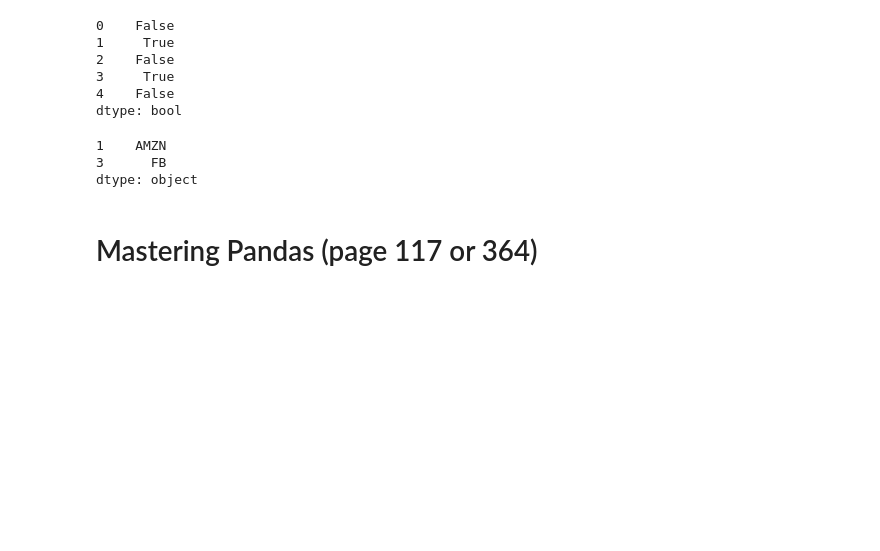
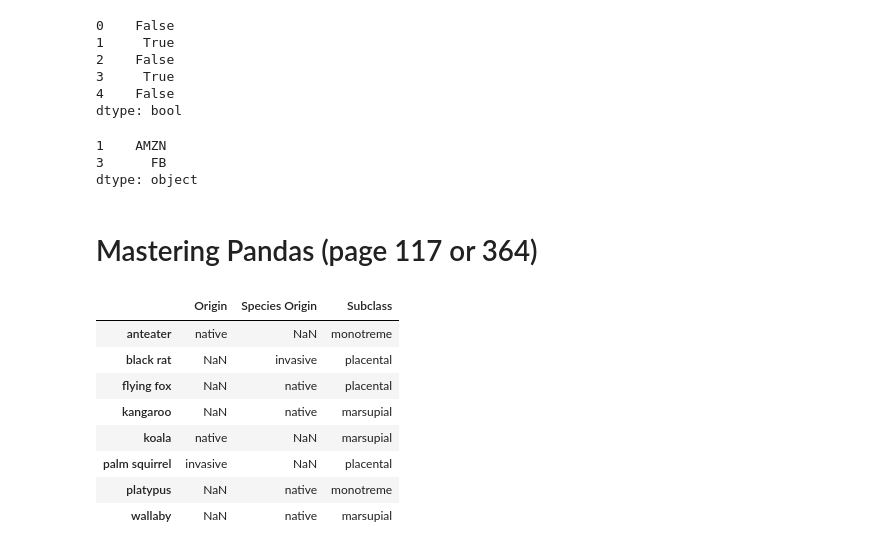
Before and after one commit to sawsimeon/Rnewbie, a Jupyter notebook: Mastering Pandas.ipynb, the cells around one changed output. Saved outputs shown, nothing was run; the diff lists cells and outputs as text; code cells hidden in the pictures; blank space fills up the shorter version.

```diff
--- a/Mastering Pandas.ipynb
+++ b/Mastering Pandas.ipynb
@@ -1718,3 +1718,17 @@ australianMammals = {'kangaroo' : {'Subclass':'marsupial', 'Species Origin': 'na
 'koala': {'Subclass': 'marsupial', 'Origin': 'native'}}
 # %% [markdown]
 # Mastering Pandas (page 117 or 364)
+# %%
+ozzieMammalsDF=pd.DataFrame(australianMammals)
+# %%
+aussieMammalsDF=ozzieMammalsDF.T; aussieMammalsDF
+# %% [output]
+|  | Origin | Species Origin | Subclass |
+| anteater | native | NaN | monotreme |
+| black rat | NaN | invasive | placental |
+| flying fox | NaN | native | placental |
+| kangaroo | NaN | native | marsupial |
+| koala | native | NaN | marsupial |
+| palm squirrel | invasive | NaN | placental |
+| platypus | NaN | native | monotreme |
+| wallaby | NaN | native | marsupial |
```
Also changed, not shown: parts of 22 cells of this notebook, 1 other file.
